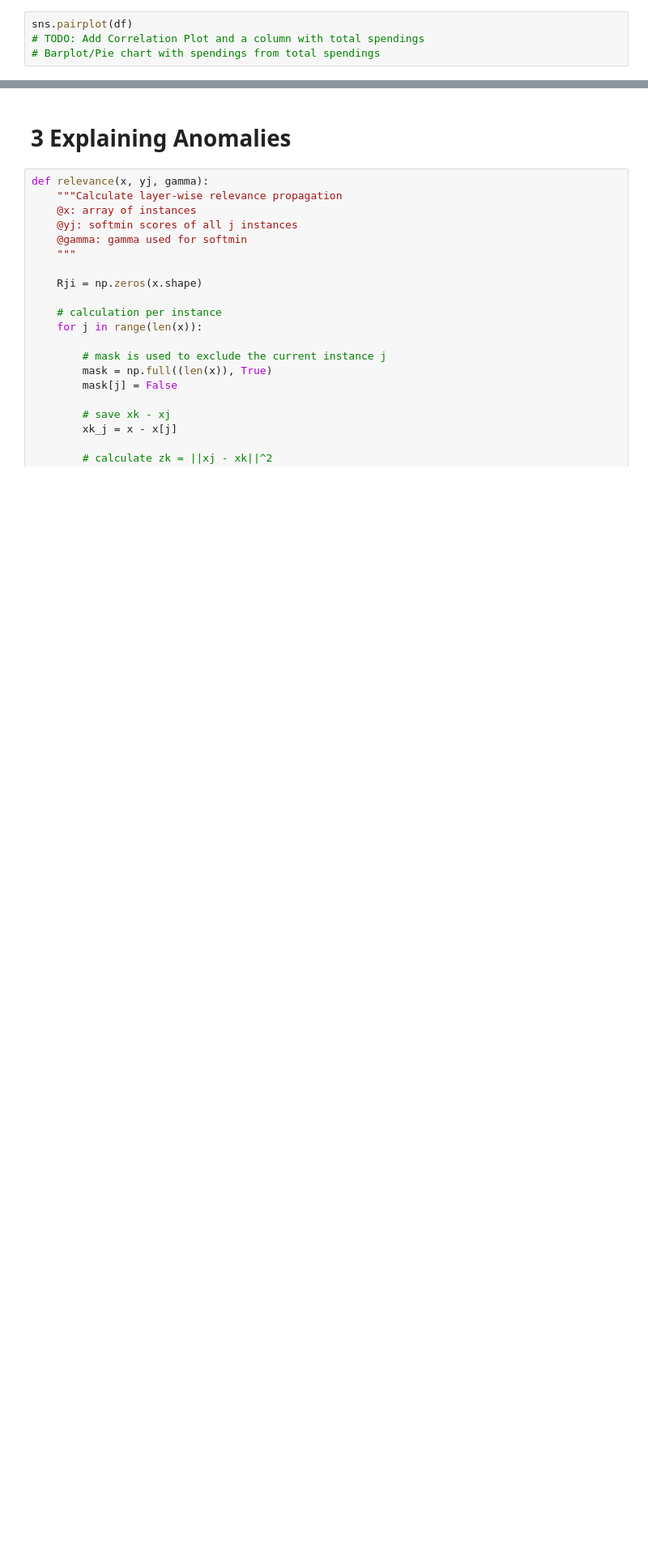
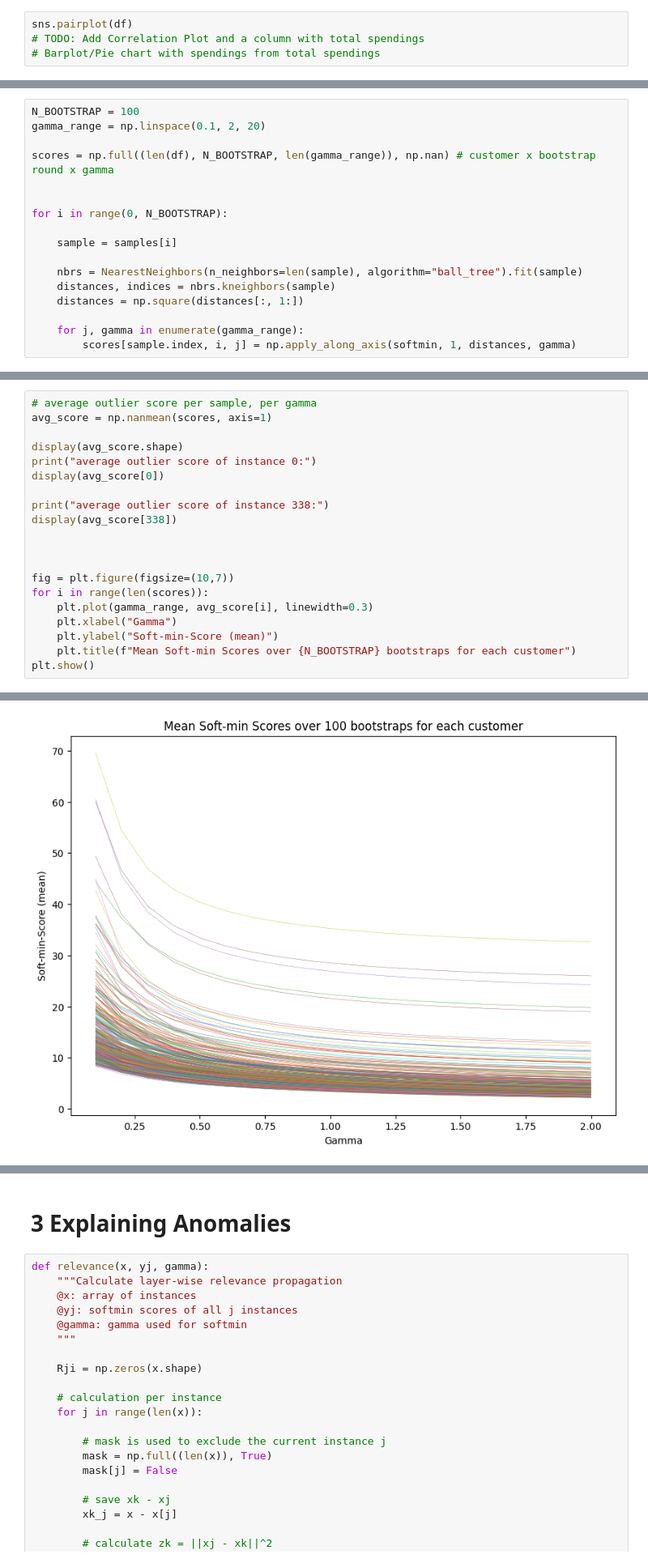
Before and after one commit to jascha-je/LabML4DS, a Jupyter notebook: p1/p1_final_ISJ.ipynb, the cells around one changed output, grey strips where cells are left out. Shown at 81% size. Cells and saved outputs as stored; diff of their text form; blank space fills up the shorter version.

```diff
--- a/p1/p1_final_ISJ.ipynb
+++ b/p1/p1_final_ISJ.ipynb
@@ -343,0 +270,17 @@ sns.scatterplot(x = np.mean(spread, axis=0), y=np.var(avg_score_diff, axis=0), h
+# %%
+N_BOOTSTRAP = 100
+gamma_range = np.linspace(0.1, 2, 20)
+
+scores = np.full((len(df), N_BOOTSTRAP, len(gamma_range)), np.nan) # customer x bootstrap round x gamma
+
+
+for i in range(0, N_BOOTSTRAP):
+
+    sample = samples[i]
+
+    nbrs = NearestNeighbors(n_neighbors=len(sample), algorithm="ball_tree").fit(sample)
+    distances, indices = nbrs.kneighbors(sample)
+    distances = np.square(distances[:, 1:])
+
+    for j, gamma in enumerate(gamma_range):
+        scores[sample.index, i, j] = np.apply_along_axis(softmin, 1, distances, gamma)
@@ -343,0 +295,21 @@ sns.scatterplot(x = np.mean(spread, axis=0), y=np.var(avg_score_diff, axis=0), h
+# %%
+# average outlier score per sample, per gamma
+avg_score = np.nanmean(scores, axis=1)
+
+display(avg_score.shape)
+print("average outlier score of instance 0:")
+display(avg_score[0])
+
+print("average outlier score of instance 338:")
+display(avg_score[338])
+
+
+
+fig = plt.figure(figsize=(10,7))
+for i in range(len(scores)):
+    plt.plot(gamma_range, avg_score[i], linewidth=0.3)
+    plt.xlabel("Gamma")
+    plt.ylabel("Soft-min-Score (mean)")
+    plt.title(f"Mean Soft-min Scores over {N_BOOTSTRAP} bootstraps for each customer")
+plt.show()
+# %% [output]
@@ -343,0 +327 @@ sns.scatterplot(x = np.mean(spread, axis=0), y=np.var(avg_score_diff, axis=0), h
+[figure, added]
```
Also changed, not shown: parts of 85 cells of this notebook, 1 other file.
